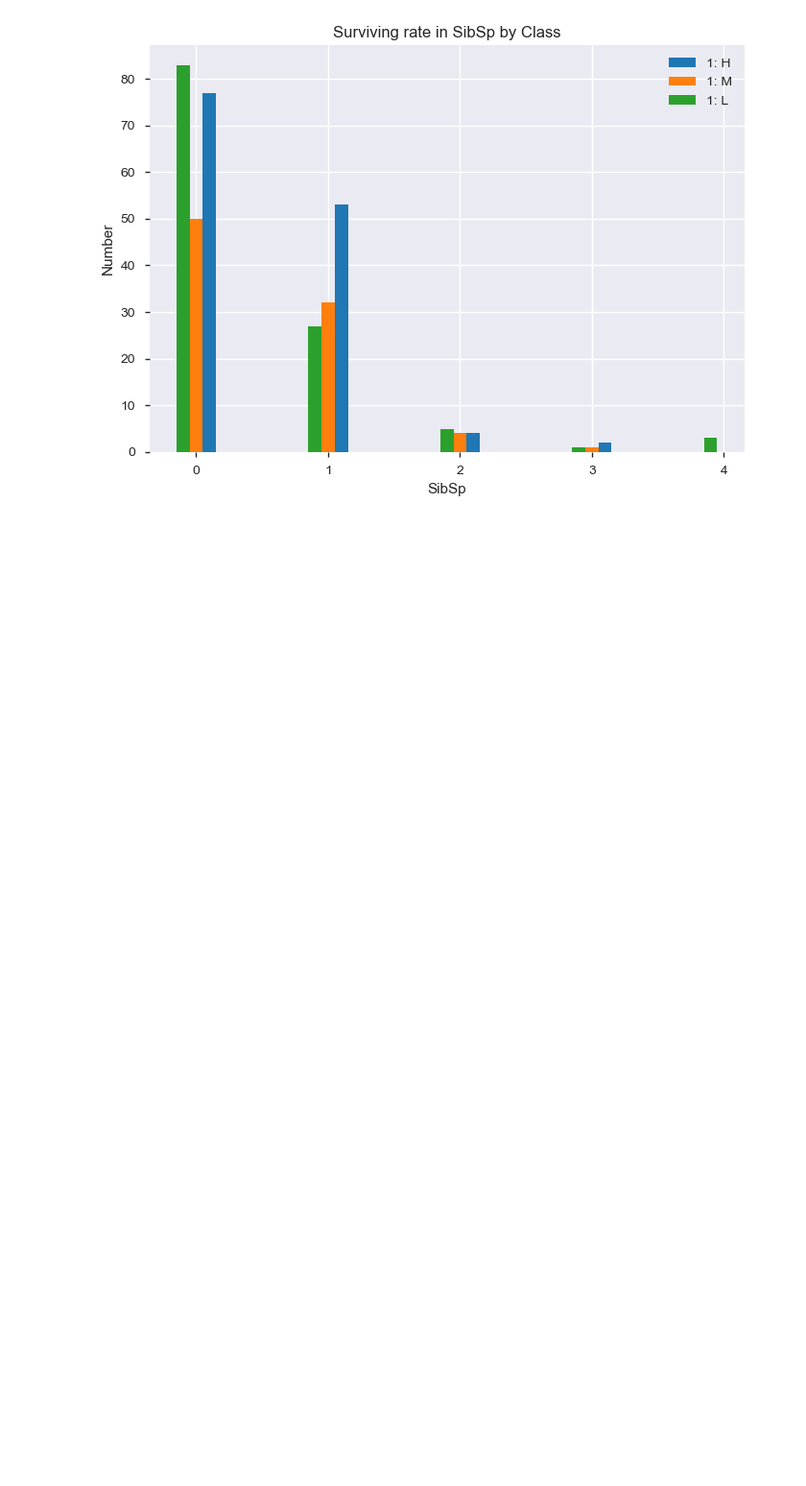
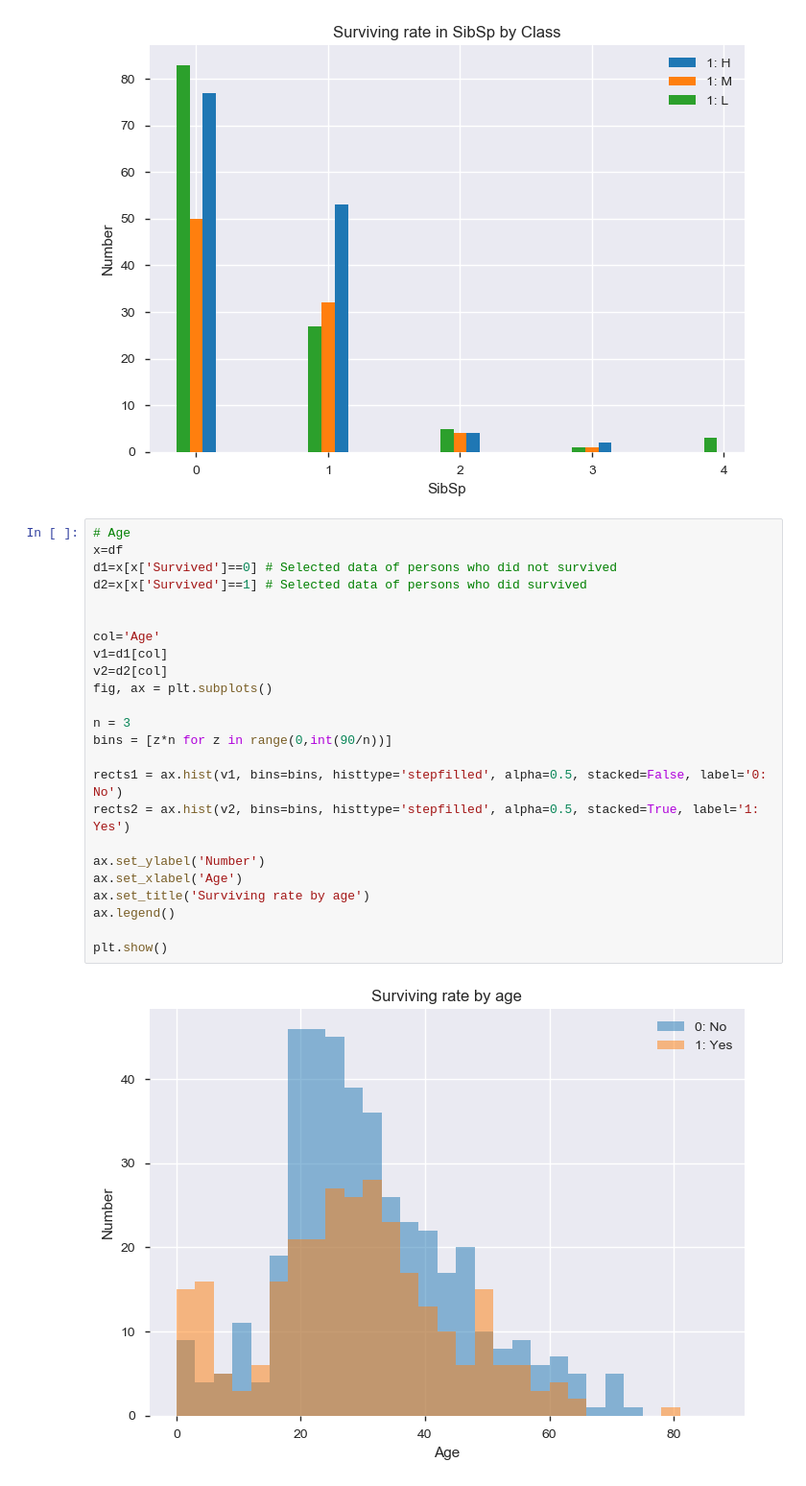
Before and after one commit to felgonzalezh/DataScienceProjects, a Jupyter notebook: Kaggle/Titanic_Project/Titanic_Notebook.ipynb, the cells around one changed output. Shown at 96% size. Drawn from its saved outputs; the diff is of its cells as text; blank space fills up the shorter version.

```diff
--- a/Kaggle/Titanic_Project/Titanic_Notebook.ipynb
+++ b/Kaggle/Titanic_Project/Titanic_Notebook.ipynb
@@ -376,3 +359,29 @@ plt.show()
 # %% [output]
 [figure]
 [figure]
+# %%
+# Age
+x=df
+d1=x[x['Survived']==0] # Selected data of persons who did not survived
+d2=x[x['Survived']==1] # Selected data of persons who did survived
+
+
+col='Age'
+v1=d1[col]
+v2=d2[col]
+fig, ax = plt.subplots()
+
+n = 3
+bins = [z*n for z in range(0,int(90/n))]
+
+rects1 = ax.hist(v1, bins=bins, histtype='stepfilled', alpha=0.5, stacked=False, label='0: No')
+rects2 = ax.hist(v2, bins=bins, histtype='stepfilled', alpha=0.5, stacked=True, label='1: Yes')
+
+ax.set_ylabel('Number')
+ax.set_xlabel('Age')
+ax.set_title('Surviving rate by age')
+ax.legend()
+
+plt.show()
+# %% [output]
+[figure, added]
```
Also changed, not shown: parts of 20 cells of this notebook.
